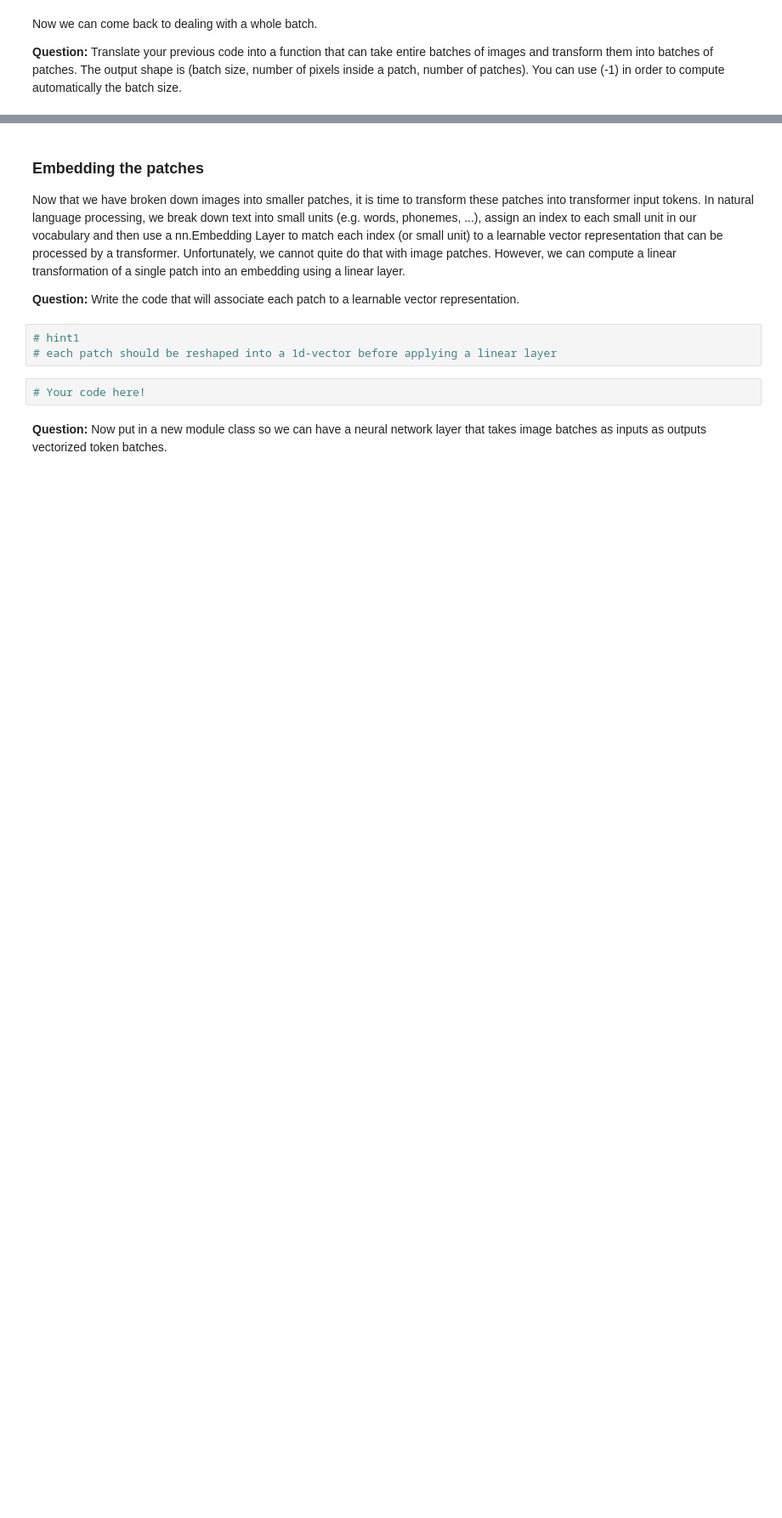
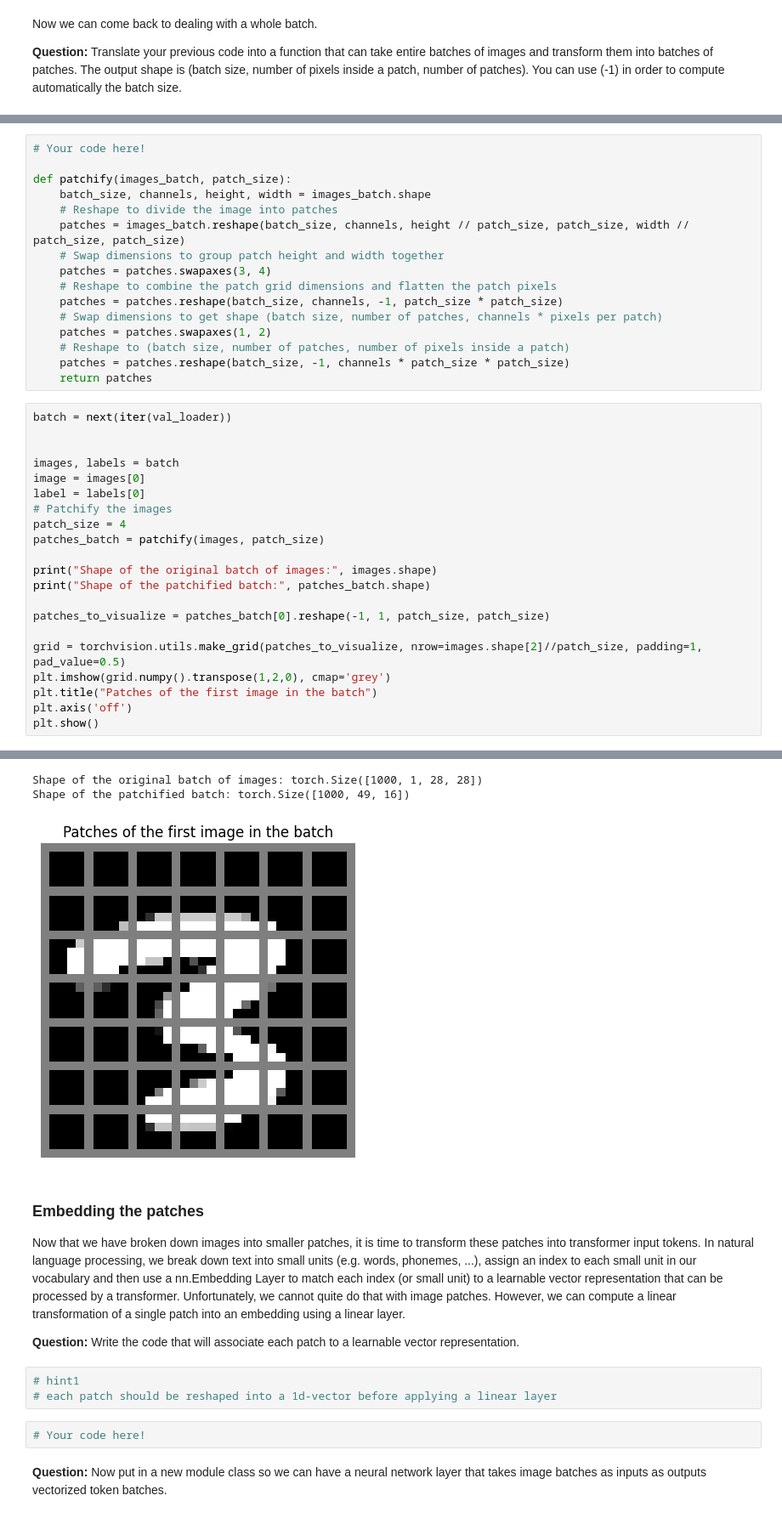
Before and after one commit to prabal5ghosh/Deep-Learning-summer-school-2025-university-of-cote-d-Azur, a Jupyter notebook: Lab_DLS_ViT_CLIP_SUJET.ipynb, the cells around one changed output, grey strips where cells are left out. Shown: that part at 85% size. Cells and saved outputs as stored; diff of their text form; blank space fills up the shorter version.

```diff
--- a/Lab_DLS_ViT_CLIP_SUJET.ipynb
+++ b/Lab_DLS_ViT_CLIP_SUJET.ipynb
@@ -225,0 +241,38 @@ def patchify(images_batch, patch_size):
+# %%
+# Your code here!
+
+def patchify(images_batch, patch_size):
+    batch_size, channels, height, width = images_batch.shape
+    # Reshape to divide the image into patches
+    patches = images_batch.reshape(batch_size, channels, height // patch_size, patch_size, width // patch_size, patch_size)
+    # Swap dimensions to group patch height and width together
+    patches = patches.swapaxes(3, 4)
+    # Reshape to combine the patch grid dimensions and flatten the patch pixels
+    patches = patches.reshape(batch_size, channels, -1, patch_size * patch_size)
+    # Swap dimensions to get shape (batch size, number of patches, channels * pixels per patch)
+    patches = patches.swapaxes(1, 2)
+    # Reshape to (batch size, number of patches, number of pixels inside a patch)
+    patches = patches.reshape(batch_size, -1, channels * patch_size * patch_size)
+    return patches
+# %%
+batch = next(iter(val_loader))
+
+
+images, labels = batch
+image = images[0]
+label = labels[0]
+# Patchify the images
+patch_size = 4
+patches_batch = patchify(images, patch_size)
+
+print("Shape of the original batch of images:", images.shape)
+print("Shape of the patchified batch:", patches_batch.shape)
+
+patches_to_visualize = patches_batch[0].reshape(-1, 1, patch_size, patch_size)
+
+grid = torchvision.utils.make_grid(patches_to_visualize, nrow=images.shape[2]//patch_size, padding=1, pad_value=0.5)
+plt.imshow(grid.numpy().transpose(1,2,0), cmap='grey')
+plt.title("Patches of the first image in the batch")
+plt.axis('off')
+plt.show()
+# %% [output]
@@ -226,3 +280,6 @@ def patchify(images_batch, patch_size):
+Shape of the original batch of images: torch.Size([1000, 1, 28, 28])
+Shape of the patchified batch: torch.Size([1000, 49, 16])
+[figure, added]
 # %% [markdown]
 ### Embedding the patches
 
```
Also changed, not shown: parts of 8 cells of this notebook.
